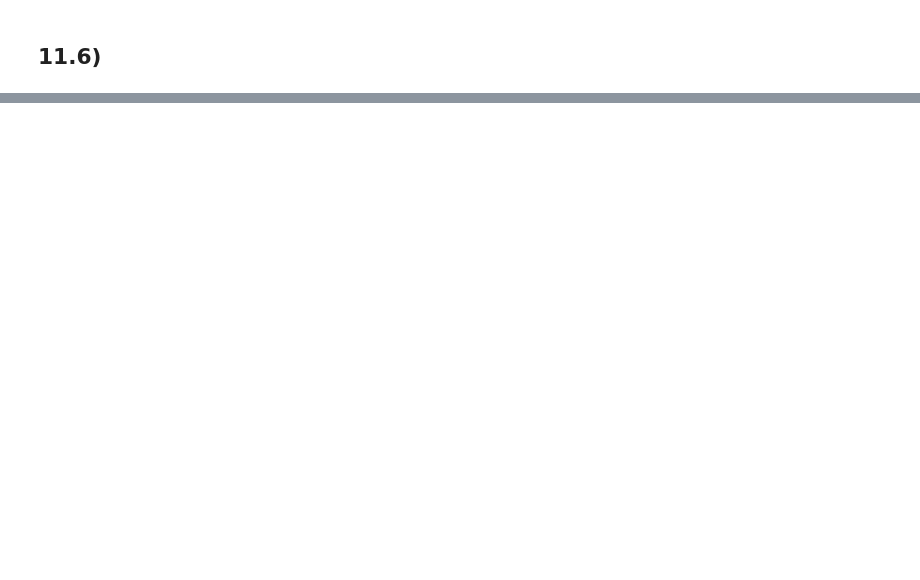
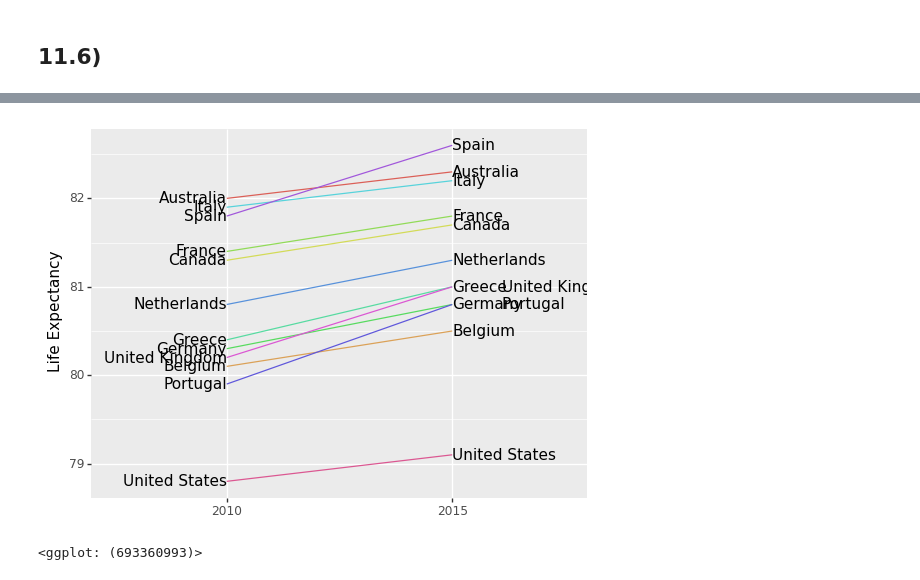
Before and after one commit to pdcos/analise_visual_ciencia_de_dados, a Jupyter notebook: participacao_3/solutions_3.ipynb, the cells around one changed output, grey strips where cells are left out. Saved outputs shown, nothing was run; the diff lists cells and outputs as text; code cells hidden in the pictures; blank space fills up the shorter version.

```diff
--- a/participacao_3/solutions_3.ipynb
+++ b/participacao_3/solutions_3.ipynb
@@ -121,0 +141,30 @@ display(df_heights.head())
+# %%
+# Importando o dataset murders
+
+# URL do dataset murders no GitHub do dslabs
+path = "https://vincentarelbundock.github.io/Rdatasets/csv/dslabs/gapminder.csv"
+
+# Lendo o dataset em um DataFrame do pandas
+df_gapminder = pd.read_csv(path)
+
+west = ["Western Europe","Northern Europe","Southern Europe",
+          "Northern America","Australia and New Zealand"]
+
+def filter_west(df):
+    return df[df['region'].isin(west)]
+
+def filter_gapminder(df):
+    df_filtered = df.copy(deep=True)
+    df_filtered = df_filtered.loc[
+        (df_filtered['year'].isin([2010, 2015])) &
+        (df_filtered['region'].isin(west)) &
+        (~pd.isna(df_filtered['life_expectancy'])) &
+        (df_filtered['population'] > 10**7)
+    ]
+
+    return df_filtered
+
+df_gapminder = df_gapminder.pipe(filter_gapminder)
+
+display(df_gapminder.head())
+print(df_gapminder.shape)
@@ -121,0 +179,18 @@ display(df_heights.head())
+# %%
+# Mutate equivalente usando assign
+df_gapminder_enriched = (df_gapminder.assign(location=lambda x: x['year'].apply(lambda y: 1 if y == 2010 else 2),
+                  hjust=lambda x: x['year'].apply(lambda y: 'right' if y == 2010 else 'left'))
+       .assign(location=lambda x: x.apply(lambda row: row['location'] + 0.22 if row['year'] == 2015 and row['country'] in ['United Kingdom', 'Portugal'] else row['location'], axis=1)))
+
+df_gapminder_enriched['year'] = df_gapminder_enriched['year'].astype(str)
+
+# Criando o gráfico com plotnine
+(
+    ggplot(df_gapminder_enriched, aes(x='year', y='life_expectancy', group='country')) +
+        geom_line(aes(color='country'), show_legend=False) +
+        geom_text(aes(x='location', label='country', hjust='hjust'), show_legend=False) +
+        xlab('') + ylab('Life Expectancy')
+)
+# %% [output]
+[figure, added]
+<ggplot: (693360993)>
```
Also changed, not shown: parts of 9 cells of this notebook.
